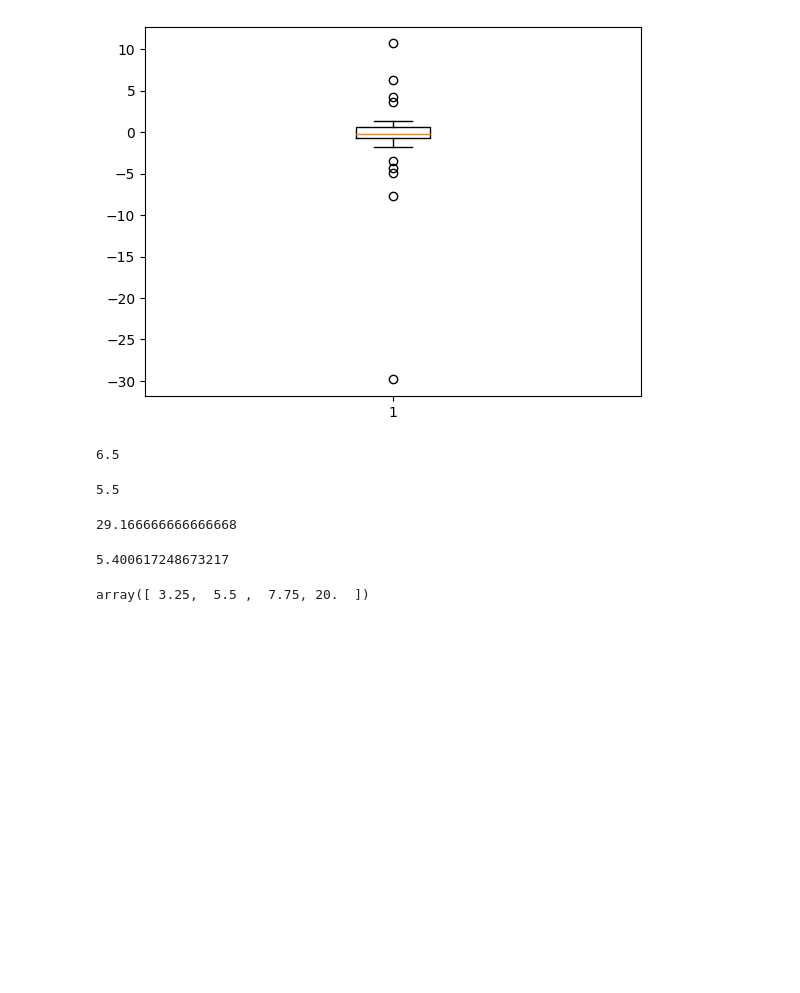
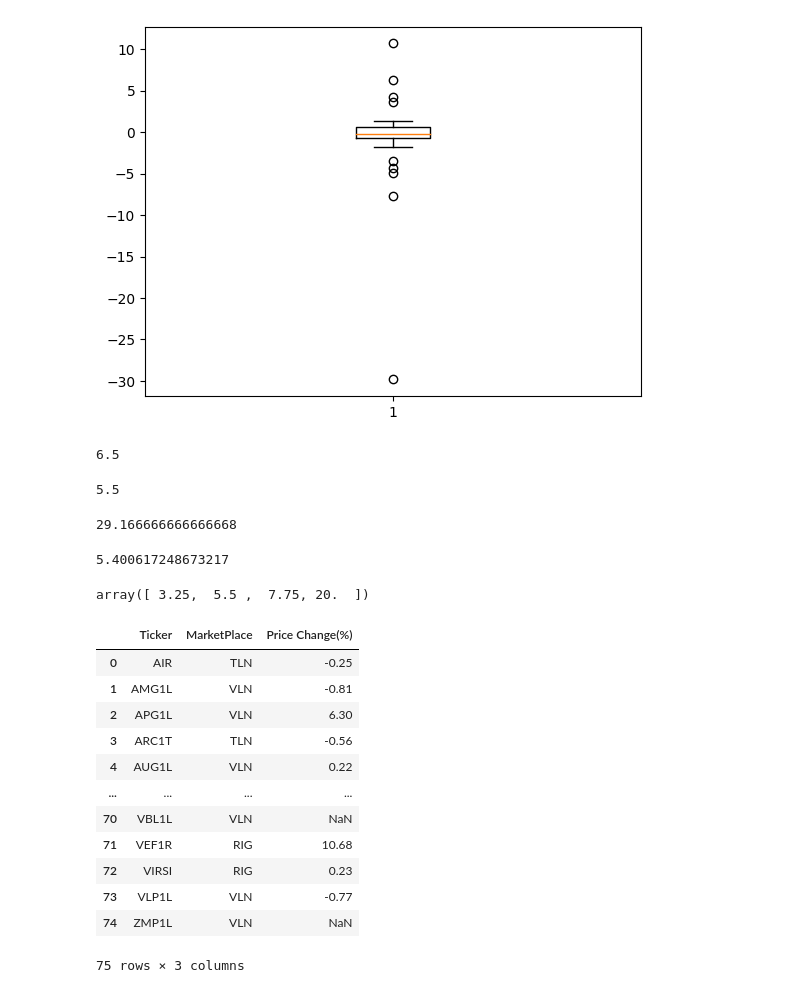
Before and after one commit to artursolekss/PythonPracticalMain, a Jupyter notebook: Pandas/Examples.ipynb, the cells around one changed output. Drawn from its saved outputs; the diff is of its cells as text; code cells hidden in the pictures; blank space fills up the shorter version.

```diff
--- a/Pandas/Examples.ipynb
+++ b/Pandas/Examples.ipynb
@@ -110,3 +110,20 @@ allMarkets = set(data['MarketPlace'])
 for market in allMarkets:
     market_data = data[data['MarketPlace'] == market]
     market_data.to_excel(market+"_data.xlsx")
+# %%
+data_simpl =  data[["Ticker","MarketPlace",'Price Change(%)']]
+data_simpl
+# %% [output]
+|  | Ticker | MarketPlace | Price Change(%) |
+| 0 | AIR | TLN | -0.25 |
+| 1 | AMG1L | VLN | -0.81 |
+| 2 | APG1L | VLN | 6.30 |
+| 3 | ARC1T | TLN | -0.56 |
+| 4 | AUG1L | VLN | 0.22 |
+| ... | ... | ... | ... |
+| 70 | VBL1L | VLN | NaN |
+| 71 | VEF1R | RIG | 10.68 |
+| 72 | VIRSI | RIG | 0.23 |
+| 73 | VLP1L | VLN | -0.77 |
+| 74 | ZMP1L | VLN | NaN |
+75 rows × 3 columns
```
Also changed, not shown: parts of 6 cells of this notebook.
